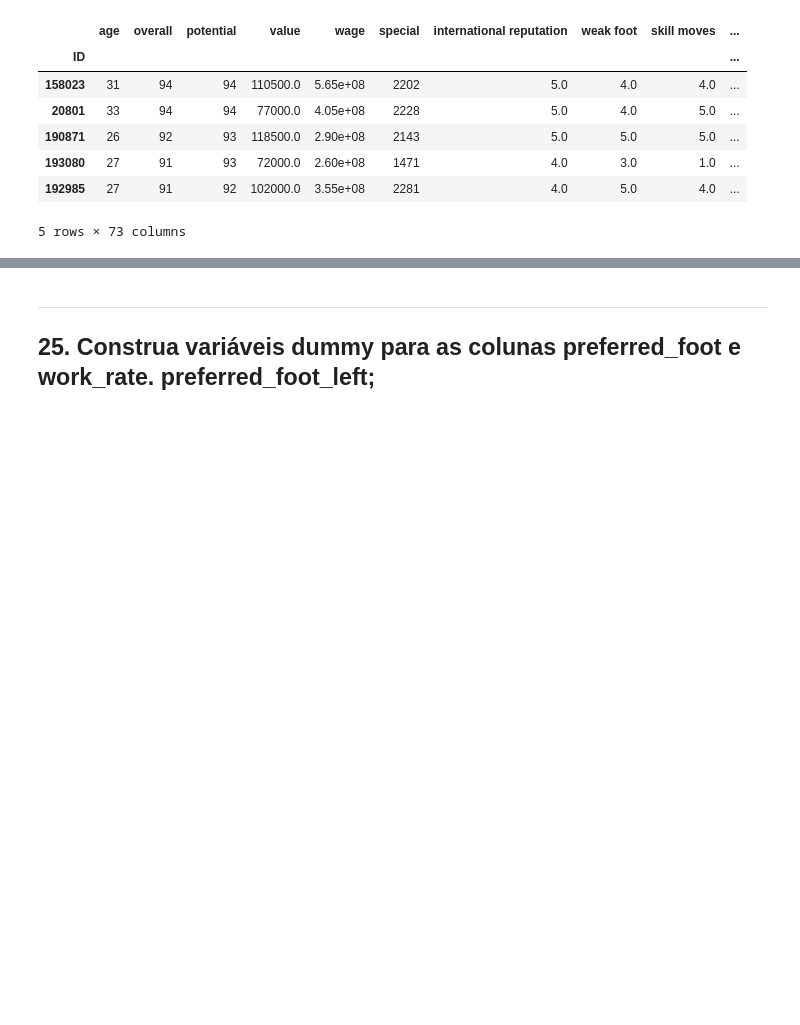
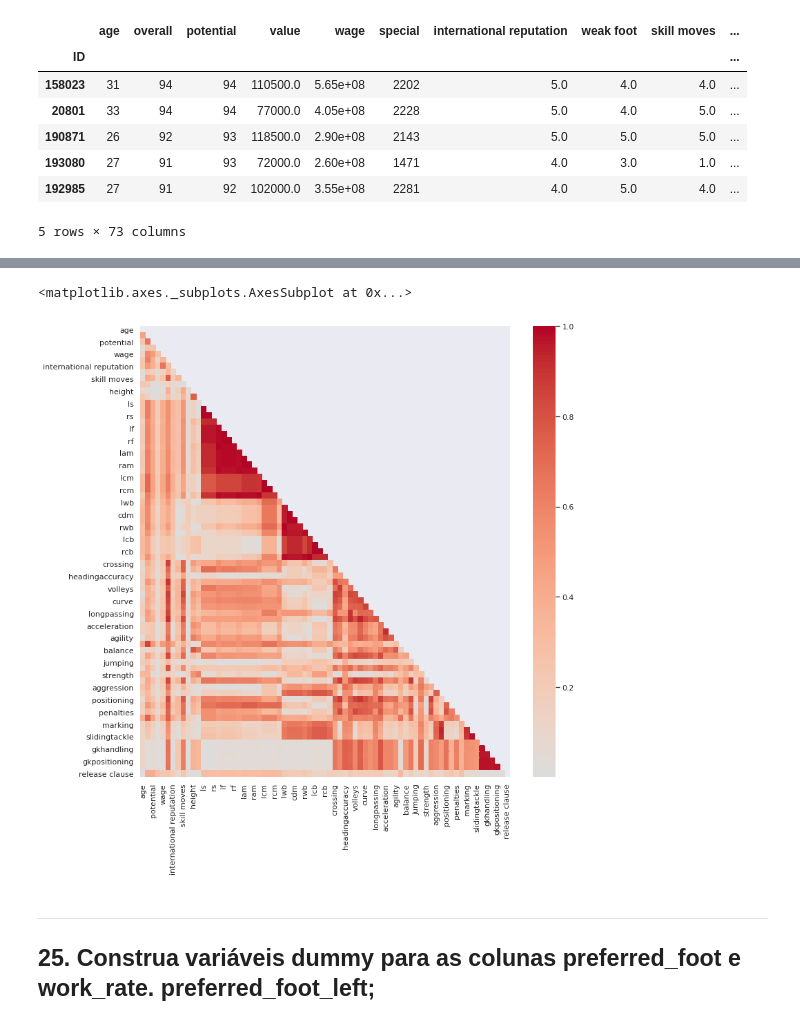
Before and after one commit to Sedinei/DSWP, a Jupyter notebook: NB_trabalhado/FIFA_NB10.ipynb, the cells around one changed output, grey strips where cells are left out. Saved outputs shown, nothing was run; the diff lists cells and outputs as text; code cells hidden in the pictures; blank space fills up the shorter version.

```diff
--- a/NB_trabalhado/FIFA_NB10.ipynb
+++ b/NB_trabalhado/FIFA_NB10.ipynb
@@ -1084,3 +1086,8 @@ df_fifa_num.head()
 | 193080 | 27 | 91 | 93 | 72000.0 | 2.60e+08 | 1471 | 4.0 | 3.0 | 1.0 | ... |
 | 192985 | 27 | 91 | 92 | 102000.0 | 3.55e+08 | 2281 | 4.0 | 5.0 | 4.0 | ... |
 5 rows × 73 columns
+# %%
+# Montando uma matriz de correlação entre as variáveis numéricas
+df_fifa_corr = df_fifa_num.corr()
+matriz_correlacao = df_fifa_corr.where(np.triu(np.ones(df_fifa_corr.shape), k = 1).astype(np.bool))
+matriz_correlacao
@@ -1087,3 +1133,12 @@ df_fifa_num.head()
+# %%
+# Visualizando a matriz de correlação em um mapa de calor
+fig, ax = plt.subplots(figsize = (12, 12))
+mask = np.zeros_like(df_fifa_corr.abs())
+mask[np.triu_indices_from(mask)] = 1
+sns.heatmap(df_fifa_corr.abs(), mask= mask, ax= ax, cmap='coolwarm', annot= False, fmt= '.2f', center= 0)
+# %% [output]
+<matplotlib.axes._subplots.AxesSubplot at 0x...>
+[figure, added]
 # %% [markdown]
 ___
 ## 25. Construa variáveis dummy para as colunas preferred_foot e work_rate. preferred_foot_left;
```
Also changed, not shown: parts of 3 cells of this notebook.
